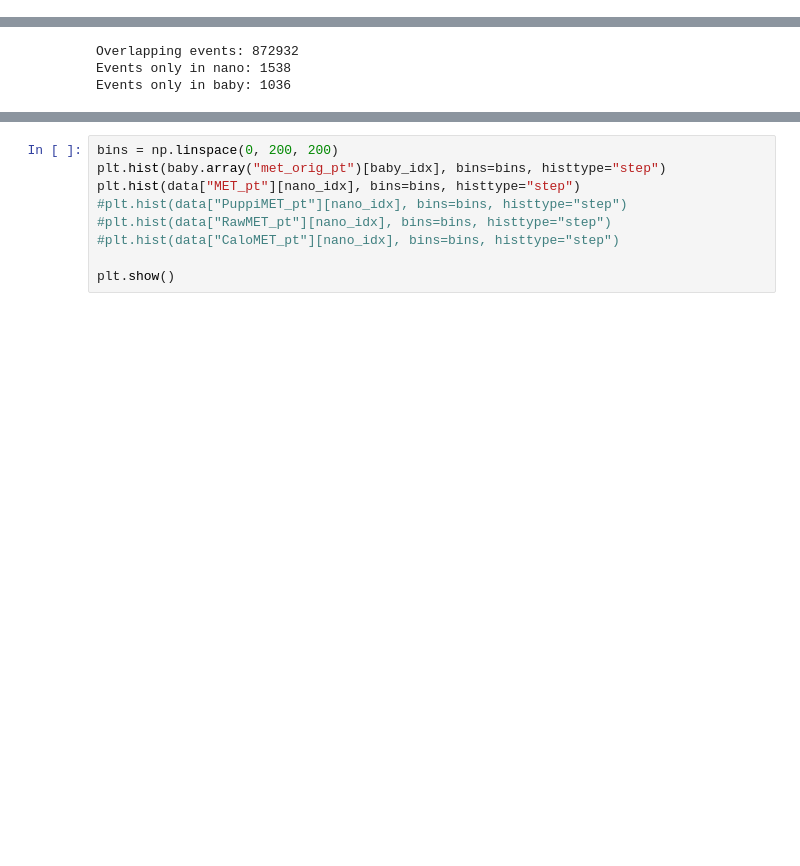
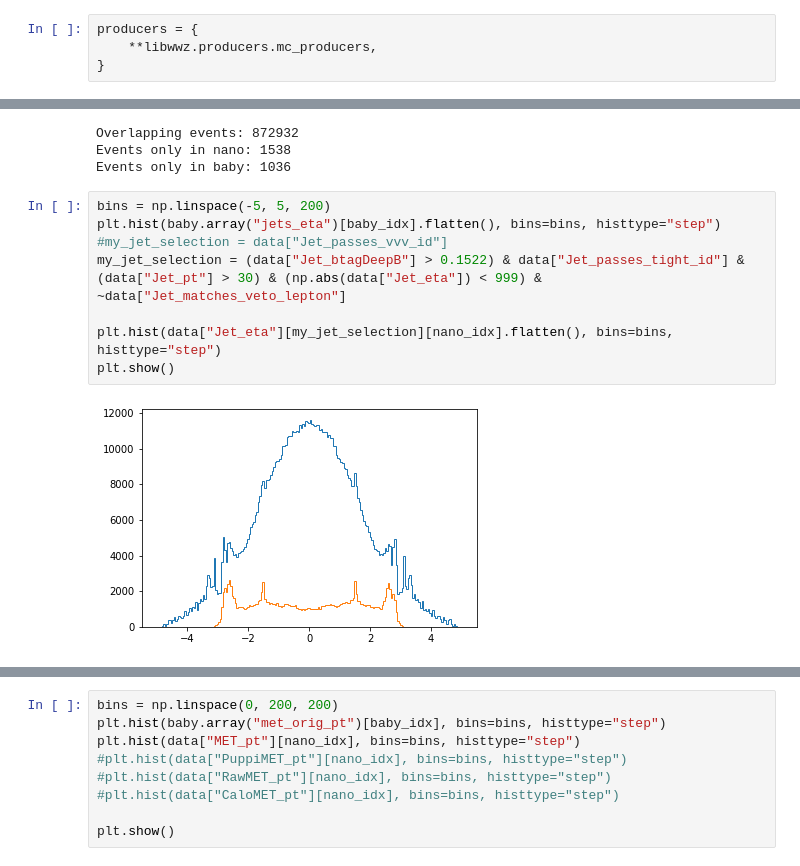
Before and after one commit to guitargeek/WWZ-leptonic-EFT-analysis, a Jupyter notebook: scratch/JetMETSyncronization.ipynb, the cells around one changed output, grey strips where cells are left out. Drawn from its saved outputs; the diff is of its cells as text; blank space fills up the shorter version.

```diff
--- a/scratch/JetMETSyncronization.ipynb
+++ b/scratch/JetMETSyncronization.ipynb
@@ -37,0 +28,4 @@ columns = [
+# %%
+producers = {
+    **libwwz.producers.mc_producers,
+}
@@ -86,3 +117,13 @@ _, nano_idx, baby_idx = np.intersect1d(nano_event, baby_event, return_indices=Tr
 Overlapping events: 872932
 Events only in nano: 1538
 Events only in baby: 1036
+# %%
+bins = np.linspace(-5, 5, 200)
+plt.hist(baby.array("jets_eta")[baby_idx].flatten(), bins=bins, histtype="step")
+#my_jet_selection = data["Jet_passes_vvv_id"]
+my_jet_selection = (data["Jet_btagDeepB"] > 0.1522) & data["Jet_passes_tight_id"] & (data["Jet_pt"] > 30) & (np.abs(data["Jet_eta"]) < 999) & ~data["Jet_matches_veto_lepton"]
+
+plt.hist(data["Jet_eta"][my_jet_selection][nano_idx].flatten(), bins=bins, histtype="step")
+plt.show()
+# %% [output]
+[figure, added]
```
Also changed, not shown: parts of 9 cells of this notebook, 8 other files.
